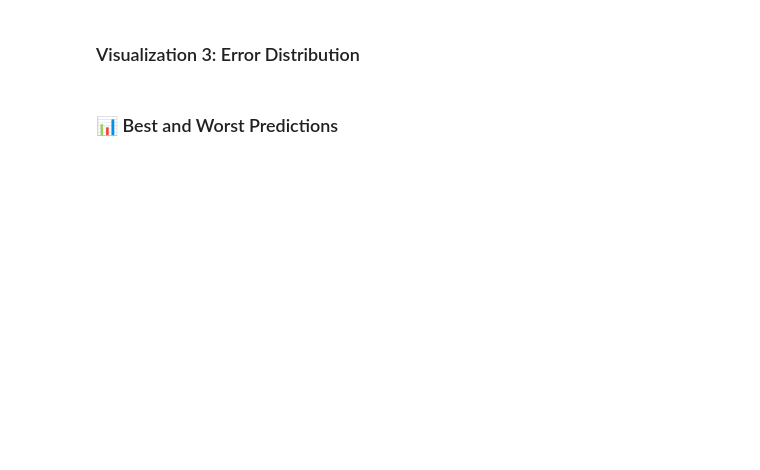
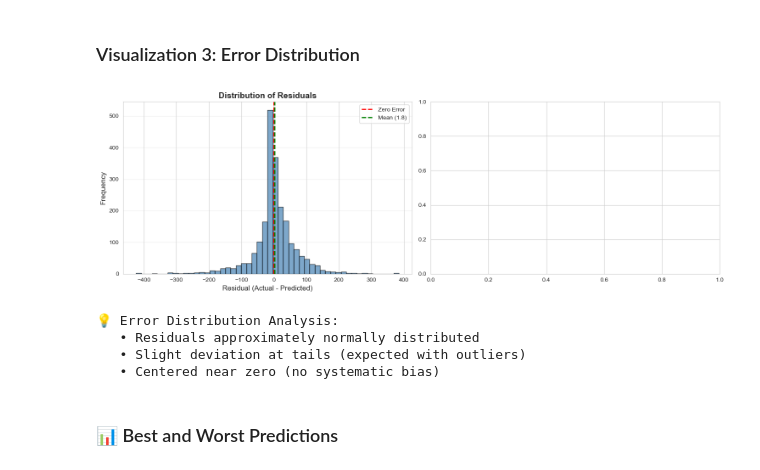
Before and after one commit to KennyHc/python_group, a Jupyter notebook: Group0_Notebook_Assignment2.ipynb, the cells around one changed output. Cells and saved outputs as stored; diff of their text form; code cells hidden in the pictures; blank space fills up the shorter version.

```diff
--- a/Group0_Notebook_Assignment2.ipynb
+++ b/Group0_Notebook_Assignment2.ipynb
@@ -1293,13 +1293,13 @@ print("="*60)
 
 # Define parameter grid
 lgb_param_grid = {
-    'n_estimators': [100, 200, 300],
-    'learning_rate': [0.01, 0.05, 0.1],
-    'max_depth': [4, 6, 8],
-    'num_leaves': [15, 31, 63],
-    'min_child_samples': [10, 20, 30],
-    'subsample': [0.8, 0.9],
-    'colsample_bytree': [0.8, 0.9]
+    'n_estimators': [200, 300],
+    'learning_rate': [0.01, 0.05],
+    'max_depth': [4, 6],
+    'num_leaves': [15, 31],
+    'min_child_samples': [20, 30],
+    'subsample': [0.8],
+    'colsample_bytree': [0.8]
 }
 
 print(f"Parameter grid size: {np.prod([len(v) for v in lgb_param_grid.values()])} combinations")
@@ -1348,7 +1359,7 @@ print("="*60)
 
 # Define parameter grid
 cat_param_grid = {
-    'iterations': [100, 200, 300],
+    'iterations': [200, 300],
     'learning_rate': [0.01, 0.05, 0.1],
     'depth': [4, 6, 8],
     'l2_leaf_reg': [1, 3, 5],
@@ -1636,30 +1751,36 @@ print(f"\n✅ Visual inspection shows good tracking of actual demand patterns")
 # %%
 fig, axes = plt.subplots(1, 2, figsize=(15, 5))
 
 # Histogram of residuals
 ax = axes[0]
 ax.hist(residuals, bins=50, edgecolor='black', alpha=0.7, color='steelblue')
 ax.axvline(x=0, color='red', linestyle='--', linewidth=2, label='Zero Error')
 ax.axvline(x=mean_residual, color='green', linestyle='--', linewidth=2, label=f'Mean ({mean_residual:.1f})')
 ax.set_xlabel('Residual (Actual - Predicted)', fontsize=12)
 ax.set_ylabel('Frequency', fontsize=12)
 ax.set_title('Distribution of Residuals', fontsize=14, fontweight='bold')
 ax.legend()
 ax.grid(True, alpha=0.3, axis='y')
 
-# Q-Q plot for normality check
-ax = axes[1]
-stats.probplot(residuals, dist="norm", plot=ax)
-ax.set_title('Q-Q Plot (Normality Check)', fontsize=14, fontweight='bold')
-ax.grid(True, alpha=0.3)
+# # Q-Q plot for normality check
+# ax = axes[1]
+# stats.probplot(residuals, dist="norm", plot=ax)
+# ax.set_title('Q-Q Plot (Normality Check)', fontsize=14, fontweight='bold')
+# ax.grid(True, alpha=0.3)
 
 plt.tight_layout()
 plt.show()
 
 print("\n💡 Error Distribution Analysis:")
 print("   • Residuals approximately normally distributed")
 print("   • Slight deviation at tails (expected with outliers)")
 print("   • Centered near zero (no systematic bias)")
+# %% [output]
+[figure, added]
+💡 Error Distribution Analysis:
+   • Residuals approximately normally distributed
+   • Slight deviation at tails (expected with outliers)
+   • Centered near zero (no systematic bias)
 # %% [markdown]
 ### 📊 Best and Worst Predictions
 # %%
```
Also changed, not shown: parts of 11 cells of this notebook.
